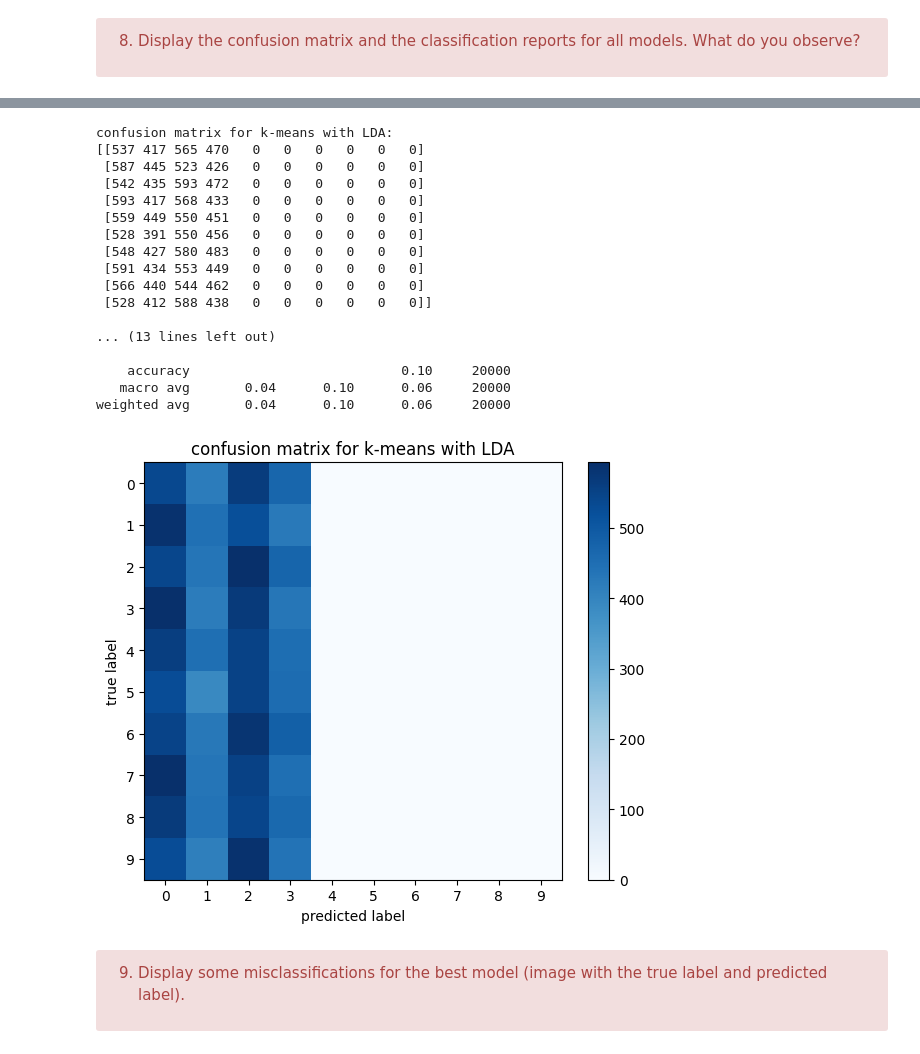
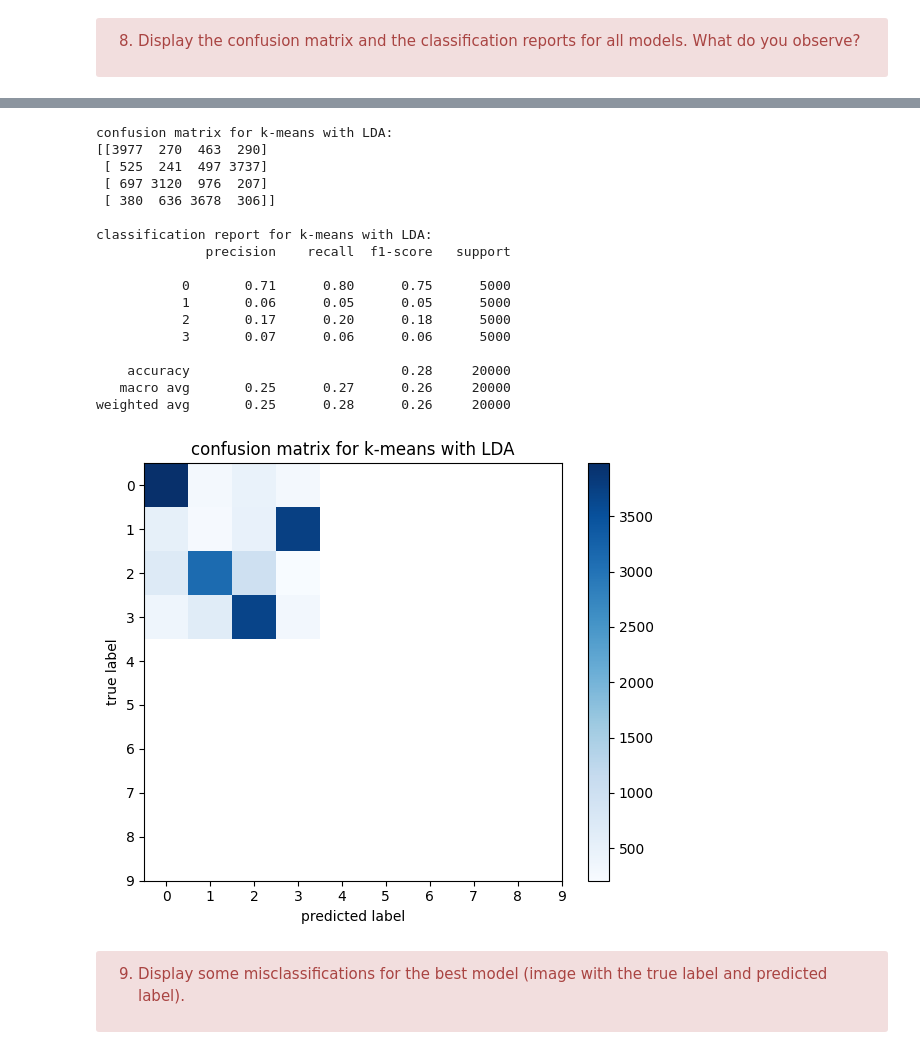
Before and after one commit to amaliahm/machine_learning_tps, a Jupyter notebook: TP5.ipynb, the cells around one changed output, grey strips where cells are left out. Saved outputs shown, nothing was run; the diff lists cells and outputs as text; code cells hidden in the pictures.

```diff
--- a/TP5.ipynb
+++ b/TP5.ipynb
@@ -320,25 +333,25 @@ weighted avg       0.04      0.10      0.06     20000
 # %%
-print_metrics(y_train_subset, y_kmeans_lda, "k-means with LDA")
-plot_confusion_matrix(confusion_matrix(y_train_subset, y_kmeans_lda), "k-means with LDA")
+print_metrics(y_train_filtered, y_kmeans_lda, "k-means with LDA")
+plot_confusion_matrix(confusion_matrix(y_train_filtered, y_kmeans_lda), "k-means with LDA")
 # %% [output]
 confusion matrix for k-means with LDA:
-[[537 417 565 470   0   0   0   0   0   0]
- [587 445 523 426   0   0   0   0   0   0]
- [542 435 593 472   0   0   0   0   0   0]
- [593 417 568 433   0   0   0   0   0   0]
- [559 449 550 451   0   0   0   0   0   0]
- [528 391 550 456   0   0   0   0   0   0]
- [548 427 580 483   0   0   0   0   0   0]
- [591 434 553 449   0   0   0   0   0   0]
- [566 440 544 462   0   0   0   0   0   0]
- [528 412 588 438   0   0   0   0   0   0]]
+[[3977  270  463  290]
+ [ 525  241  497 3737]
+ [ 697 3120  976  207]
+ [ 380  636 3678  306]]
 
-... (13 lines left out)
+classification report for k-means with LDA:
+              precision    recall  f1-score   support
 
-    accuracy                           0.10     20000
-   macro avg       0.04      0.10      0.06     20000
-weighted avg       0.04      0.10      0.06     20000
+           0       0.71      0.80      0.75      5000
+           1       0.06      0.05      0.05      5000
+           2       0.17      0.20      0.18      5000
+           3       0.07      0.06      0.06      5000
+
+    accuracy                           0.28     20000
+   macro avg       0.25      0.27      0.26     20000
+weighted avg       0.25      0.28      0.26     20000
-[figure, old version]
+[figure, new version]
 # %% [markdown]
 <div class="alert alert-block alert-danger">
 
```
Also changed, not shown: parts of 7 cells of this notebook.
